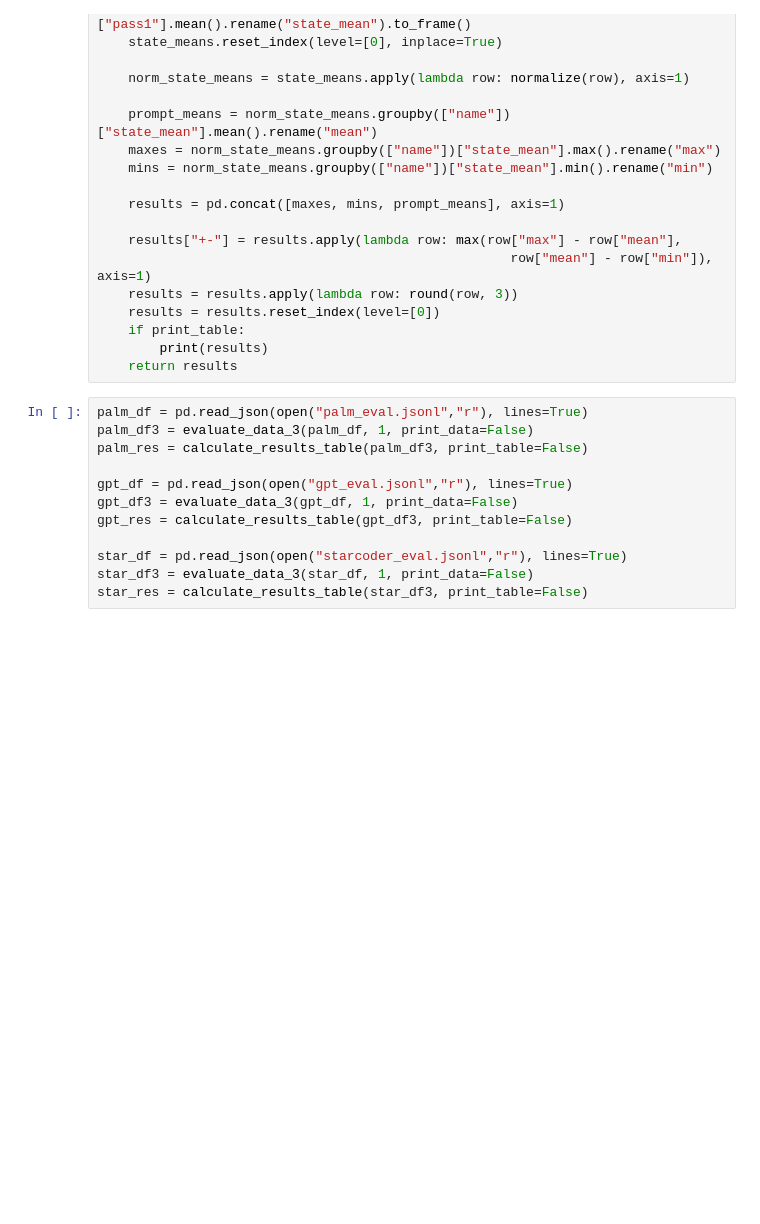
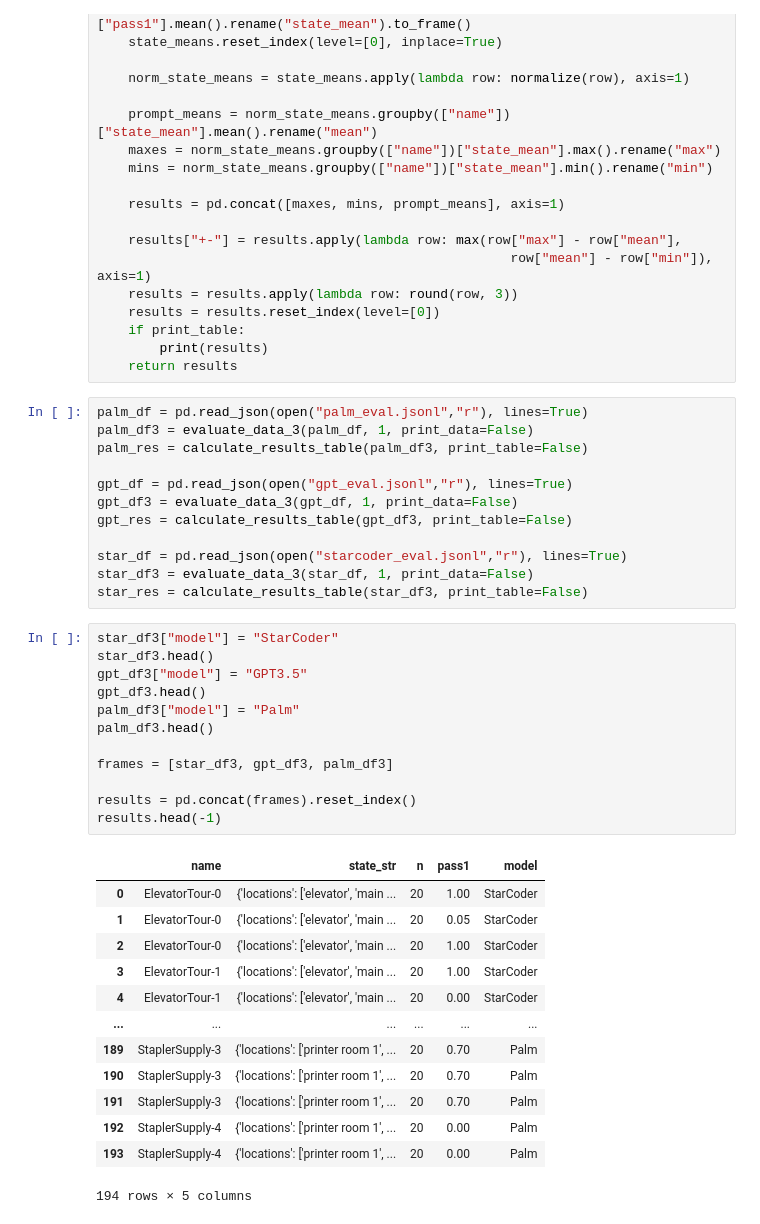
Before and after one commit to ut-amrl/codebotler, a Jupyter notebook: code_generation/eval_test/plot_figure2.ipynb, the cells around one changed output. Drawn from its saved outputs; the diff is of its cells as text; blank space fills up the shorter version.

```diff
--- a/code_generation/eval_test/plot_figure2.ipynb
+++ b/code_generation/eval_test/plot_figure2.ipynb
@@ -66,3 +67,29 @@ gpt_res = calculate_results_table(gpt_df3, print_table=False)
 star_df = pd.read_json(open("starcoder_eval.jsonl","r"), lines=True)
 star_df3 = evaluate_data_3(star_df, 1, print_data=False)
 star_res = calculate_results_table(star_df3, print_table=False)
+# %%
+star_df3["model"] = "StarCoder"
+star_df3.head()
+gpt_df3["model"] = "GPT3.5"
+gpt_df3.head()
+palm_df3["model"] = "Palm"
+palm_df3.head()
+
+frames = [star_df3, gpt_df3, palm_df3]
+
+results = pd.concat(frames).reset_index()
+results.head(-1)
+# %% [output]
+|  | name | state_str | n | pass1 | model |
+| 0 | ElevatorTour-0 | {'locations': ['elevator', 'main ... | 20 | 1.00 | StarCoder |
+| 1 | ElevatorTour-0 | {'locations': ['elevator', 'main ... | 20 | 0.05 | StarCoder |
+| 2 | ElevatorTour-0 | {'locations': ['elevator', 'main ... | 20 | 1.00 | StarCoder |
+| 3 | ElevatorTour-1 | {'locations': ['elevator', 'main ... | 20 | 1.00 | StarCoder |
+| 4 | ElevatorTour-1 | {'locations': ['elevator', 'main ... | 20 | 0.00 | StarCoder |
+| ... | ... | ... | ... | ... | ... |
+| 189 | StaplerSupply-3 | {'locations': ['printer room 1', ... | 20 | 0.70 | Palm |
+| 190 | StaplerSupply-3 | {'locations': ['printer room 1', ... | 20 | 0.70 | Palm |
+| 191 | StaplerSupply-3 | {'locations': ['printer room 1', ... | 20 | 0.70 | Palm |
+| 192 | StaplerSupply-4 | {'locations': ['printer room 1', ... | 20 | 0.00 | Palm |
+| 193 | StaplerSupply-4 | {'locations': ['printer room 1', ... | 20 | 0.00 | Palm |
+194 rows × 5 columns
```
Also changed, not shown: parts of 9 cells of this notebook.
